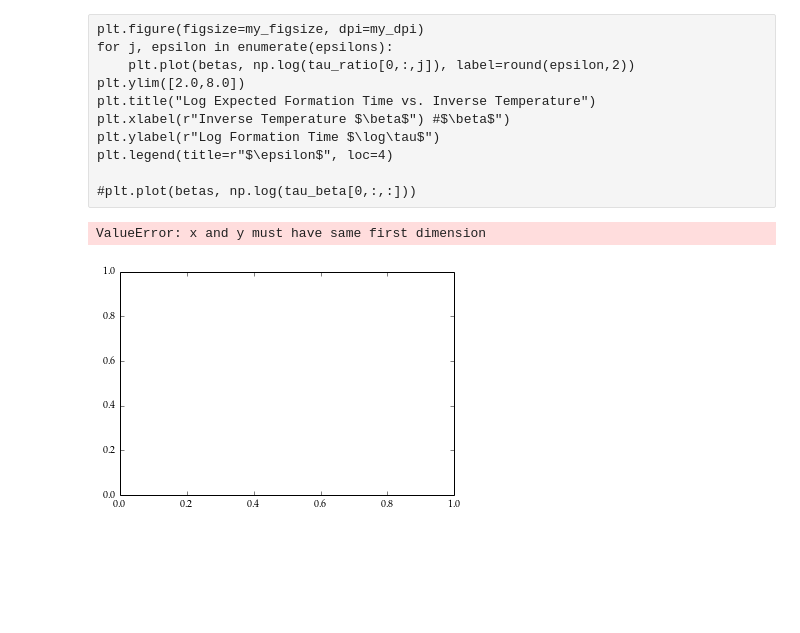
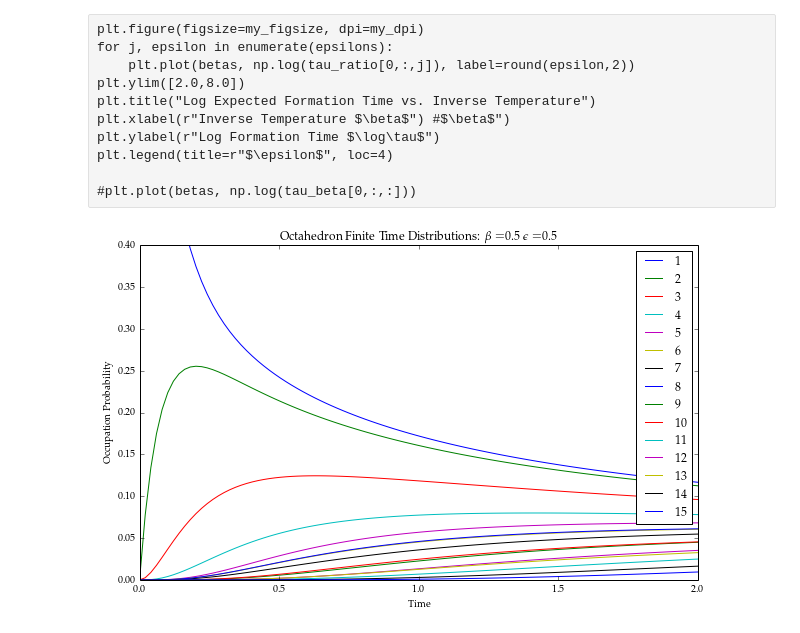
Before and after one commit to Danie1Johnson/research, a Jupyter notebook: markov_plots.ipynb, the cells around one changed output. Cells and saved outputs as stored; diff of their text form; code cells hidden in the pictures; blank space fills up the shorter version.

```diff
--- a/markov_plots.ipynb
+++ b/markov_plots.ipynb
@@ -145,9 +154,4 @@ forward_rates, backward_rates, E_jk = bgj.get_rates(epsilon,
                                       Ts)
 
 Q = bgj.rates_to_Q(forward_rates, backward_rates, edges, num_ints)
-P = bga.get_dist(Q, 2.0, 20)
+P = bga.get_dist(Q, 2.0, 100)
-# %%
-plt.plot(np.linspace(0.0,2.0,10), P.T)
-# %% [output]
-ValueError: x and y must have same first dimension
-[figure, removed]
@@ -156,3 +158,17 @@ forward_rates/Ss
+# %%
+fig = plt.figure(figsize=my_figsize, dpi=my_dpi)
+for k in range(len(ints)):
+    plt.plot(np.linspace(0.0,2.0,100), P[:,k], label=str(k+1))
+plt.ylim(0.0, 0.4)
+plt.title(r"Octahedron Finite Time Distributions: $\beta = $"+str(beta)+r" $ \epsilon = $" + str(epsilon) )
+plt.xlabel(r"Time") #$\beta$")
+plt.ylabel(r"Occupation Probability")
+#plt.legend(title=r"Intermediate", loc=4)
+plt.legend(loc=1)
+
+plt.savefig("octahedron_finite_dist.eps", figsize=my_figsize, dpi=my_dpi)
+# %% [output]
+[figure, added]
 # %%
 
 forward_rates, backward_rates, E_jk = bgj.get_rates(epsilon,
```
Also changed, not shown: parts of 18 cells of this notebook, 2 other files.
